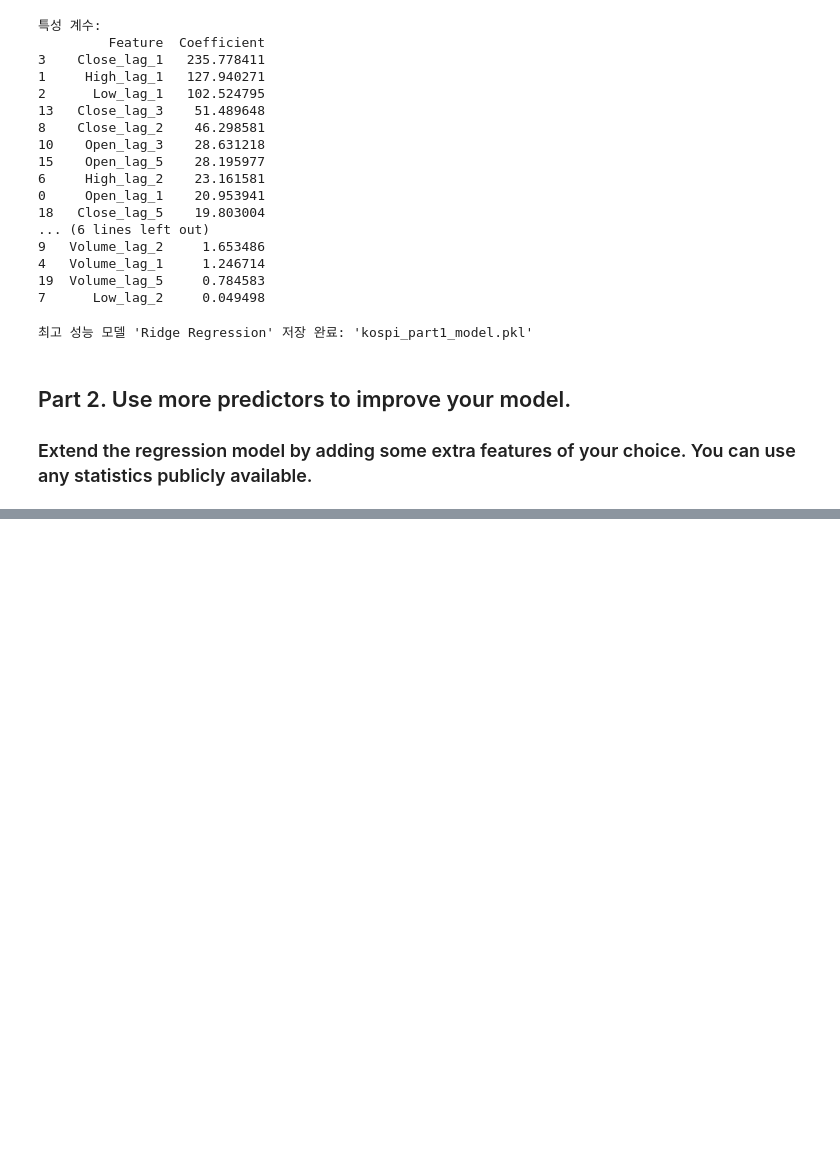
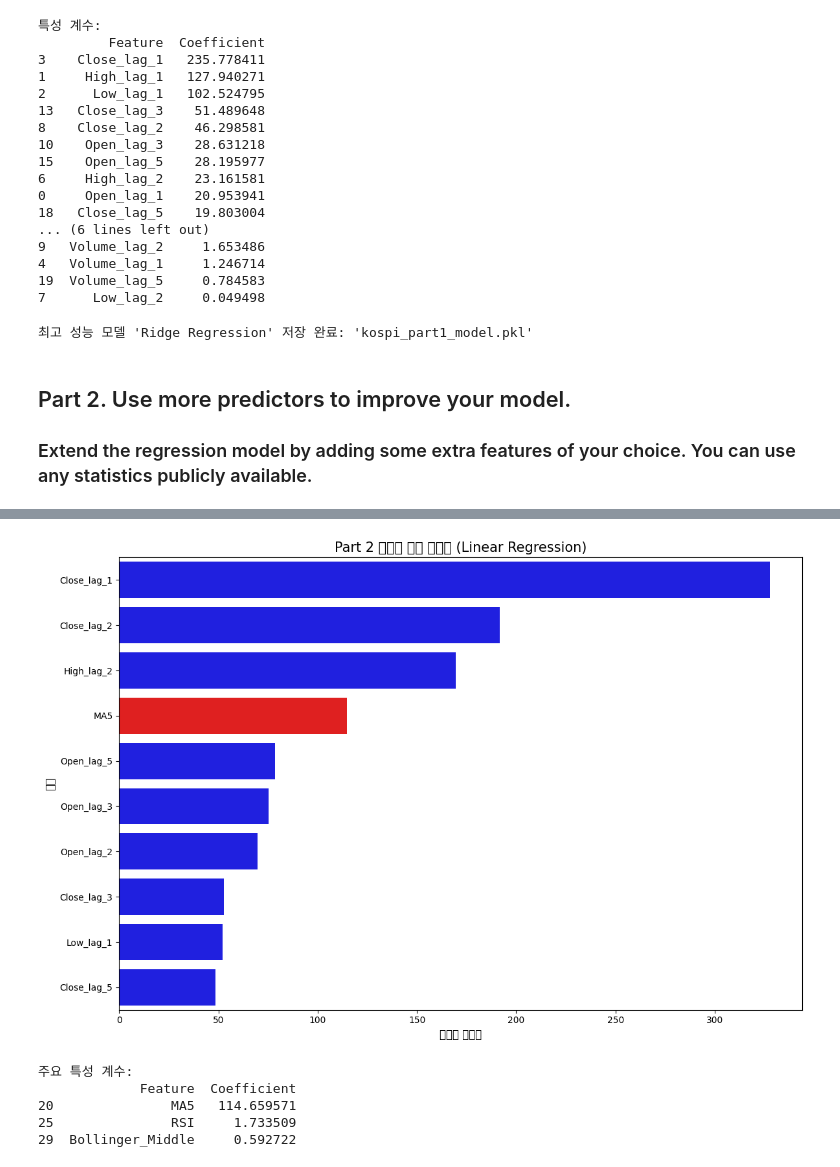
Before and after one commit to 0se0/hw1, a Jupyter notebook: machine_learning_hw1.ipynb, the cells around one changed output, grey strips where cells are left out. Drawn from its saved outputs; the diff is of its cells as text; code cells hidden in the pictures; blank space fills up the shorter version.

Commit message:
Update: part2 add graph

```diff
--- a/machine_learning_hw1.ipynb
+++ b/machine_learning_hw1.ipynb
@@ -586,8 +586,13 @@ def time_series_cv(model, X, y, n_splits=5):
 # %%
 def train_and_evaluate_models(X_train, y_train, X_test, y_test):
     models = {
+        'Linear Regression': LinearRegression(),
         'Ridge Regression': Ridge(alpha=1.0),
-        'Random Forest': RandomForestRegressor(n_estimators=100, random_state=42)
+        'Lasso Regression': Lasso(alpha=0.1),
+        'Elastic Net': ElasticNet(alpha=0.1, l1_ratio=0.5),
+        'Random Forest': RandomForestRegressor(n_estimators=100, random_state=42),
+        'Gradient Boosting': GradientBoostingRegressor(n_estimators=100, random_state=42),
+        'XGBoost': XGBRegressor.XGBRegressor(n_estimators=100, random_state=42)
     }
 
     results = {}
@@ -736,0 +744,36 @@ R^2: 0.7100
+# %%
+# 특성 중요도 시각화 및 분석
+if hasattr(best_model[1], 'coef_'):  # 선형 모델
+    # 계수의 절댓값을 중요도로 사용
+    coefficients = pd.DataFrame({
+        'Feature': X_train.columns,
+        'Coefficient': np.abs(best_model[1].coef_)  # 절댓값 사용
+    }).sort_values('Coefficient', ascending=False)
+
+    # 상위 10개 특성만 추출
+    top_features = coefficients.head(10)
+
+    plt.figure(figsize=(12, 8))
+    plt.title(f'Part 2 모델의 특성 중요도 ({best_model[0]})', fontsize=15)
+
+    # 특정 중요 특성 강조
+    highlight_features = ['MA5', 'RSI', 'Bollinger_Middle']
+    colors = ['red' if feat in highlight_features else 'blue' for feat in top_features['Feature']]
+
+    sns.barplot(x='Coefficient', y='Feature', data=top_features, palette=colors)
+    plt.xlabel('계수의 절댓값', fontsize=12)
+    plt.ylabel('특성', fontsize=12)
+    plt.tight_layout()
+    plt.savefig('part2_feature_importance_highlight.png')
+    plt.show()
+
+    # 강조된 특성들의 세부 정보 출력
+    print("\n주요 특성 계수:")
+    print(coefficients[coefficients['Feature'].isin(highlight_features)])
+# %% [output]
+[figure, added]
+주요 특성 계수:
+             Feature  Coefficient
+20               MA5   114.659571
+25               RSI     1.733509
+29  Bollinger_Middle     0.592722
```
Also changed, not shown: parts of 2 cells of this notebook.
